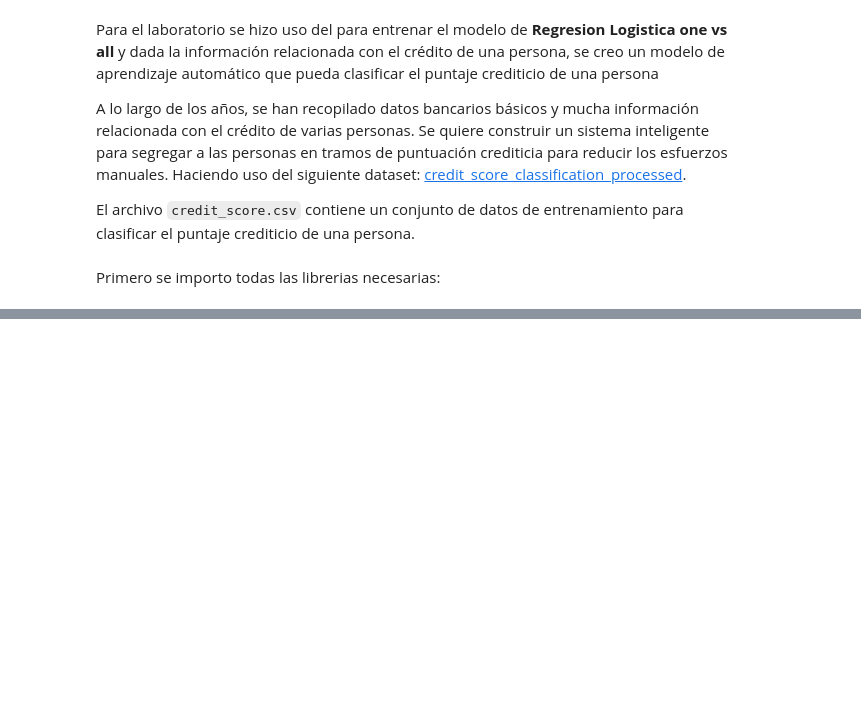
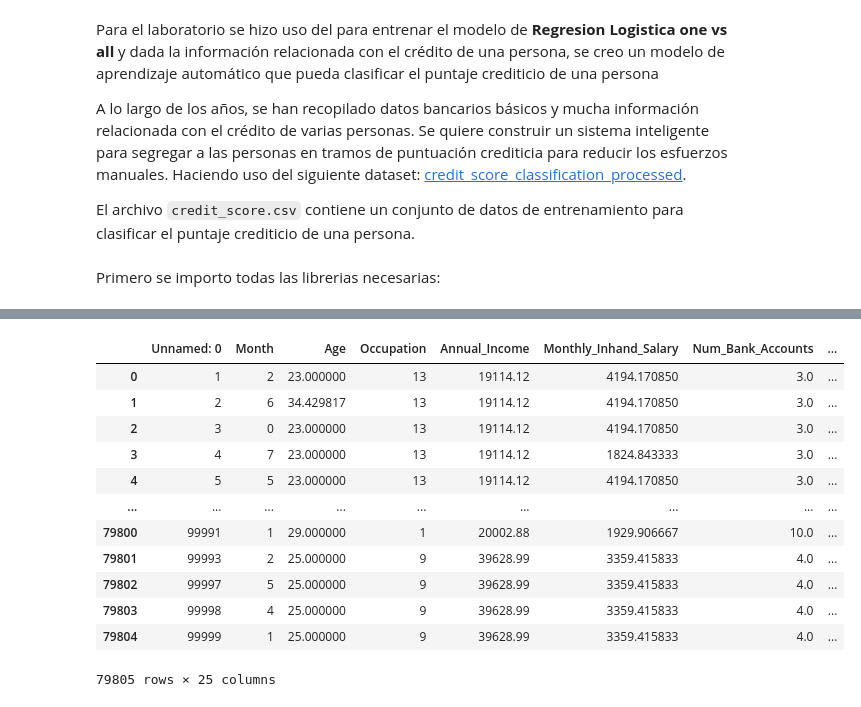
Before and after one commit to bspoloo/SIS420-012024, a Jupyter notebook: Laboratorios/Laboratorio 4/Regresion_logistica_one_vs_all.ipynb, the cells around one changed output, grey strips where cells are left out. Drawn from its saved outputs; the diff is of its cells as text; code cells hidden in the pictures; blank space fills up the shorter version.

```diff
--- a/Laboratorios/Laboratorio 4/Regresion_logistica_one_vs_all.ipynb
+++ b/Laboratorios/Laboratorio 4/Regresion_logistica_one_vs_all.ipynb
@@ -46,0 +51,18 @@ from scipy import optimize
+# %%
+#Haciendo uso de la libreria pandas para leer el dataset, delimitado por ","
+df = pd.read_csv('credit_score.csv', delimiter=',')
+df
+# %% [output]
+|  | Unnamed: 0 | Month | Age | Occupation | Annual_Income | Monthly_Inhand_Salary | Num_Bank_Accounts | ... |
+| 0 | 1 | 2 | 23.000000 | 13 | 19114.12 | 4194.170850 | 3.0 | ... |
+| 1 | 2 | 6 | 34.429817 | 13 | 19114.12 | 4194.170850 | 3.0 | ... |
+| 2 | 3 | 0 | 23.000000 | 13 | 19114.12 | 4194.170850 | 3.0 | ... |
+| 3 | 4 | 7 | 23.000000 | 13 | 19114.12 | 1824.843333 | 3.0 | ... |
+| 4 | 5 | 5 | 23.000000 | 13 | 19114.12 | 4194.170850 | 3.0 | ... |
+| ... | ... | ... | ... | ... | ... | ... | ... | ... |
+| 79800 | 99991 | 1 | 29.000000 | 1 | 20002.88 | 1929.906667 | 10.0 | ... |
+| 79801 | 99993 | 2 | 25.000000 | 9 | 39628.99 | 3359.415833 | 4.0 | ... |
+| 79802 | 99997 | 5 | 25.000000 | 9 | 39628.99 | 3359.415833 | 4.0 | ... |
+| 79803 | 99998 | 4 | 25.000000 | 9 | 39628.99 | 3359.415833 | 4.0 | ... |
+| 79804 | 99999 | 1 | 25.000000 | 9 | 39628.99 | 3359.415833 | 4.0 | ... |
+79805 rows × 25 columns
```
Also changed, not shown: parts of 47 cells of this notebook.
